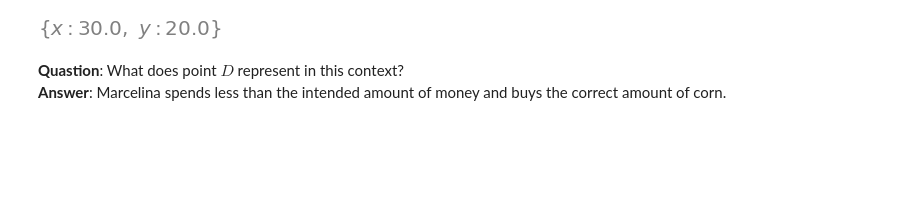
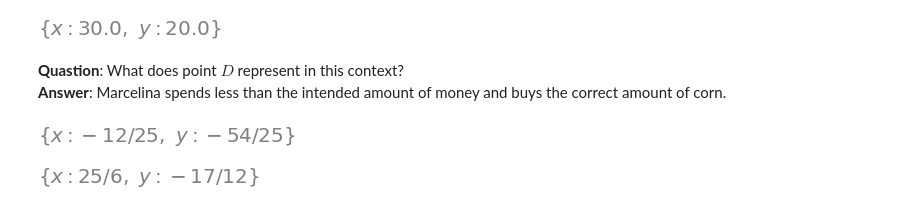
Before and after one commit to HarakaRisasi/python_code, a Jupyter notebook: math/linear_algebra/002_system_of_equations.ipynb, the cells around one changed output. Saved outputs shown, nothing was run; the diff lists cells and outputs as text; code cells hidden in the pictures; blank space fills up the shorter version.

```diff
--- a/math/linear_algebra/002_system_of_equations.ipynb
+++ b/math/linear_algebra/002_system_of_equations.ipynb
@@ -227,3 +227,17 @@ sp.solve([eq_1 - 12, eq_2 - 50],(x, y))
 # %% [markdown]
 **Quastion**: What does point $D$ represent in this context?\
 **Answer**: Marcelina spends less than the intended amount of money and buys the correct amount of corn.
+# %%
+eq_1 = x - 3*y
+eq_2 = -8*x - y
+
+sp.sub([eq_1 - 6, eq_2 - 6],(x, y))
+# %% [output]
+[figure, added]
+# %%
+eq_1 = 2*x + 8*y
+eq_2 = 3*x + 6*y
+
+sp.solve([eq_1 -(-3), eq_2 - 4],(x,y))
+# %% [output]
+[figure, added]
```
Also changed, not shown: 4 other files.
